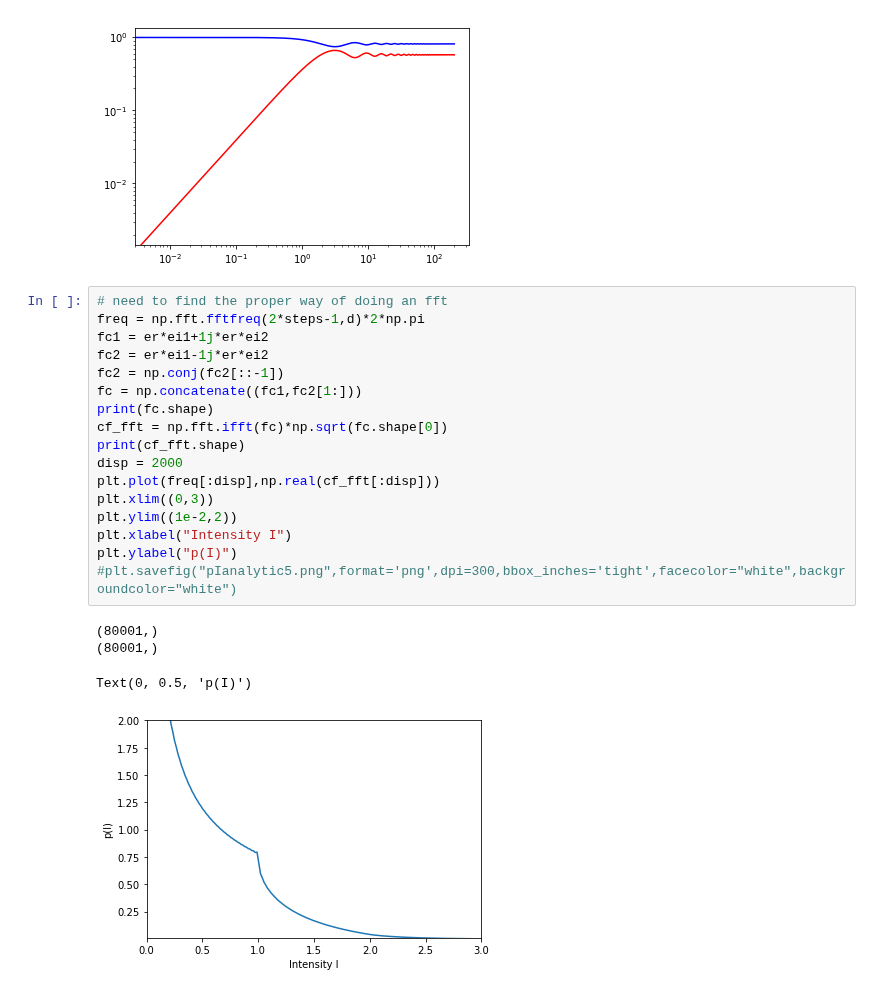
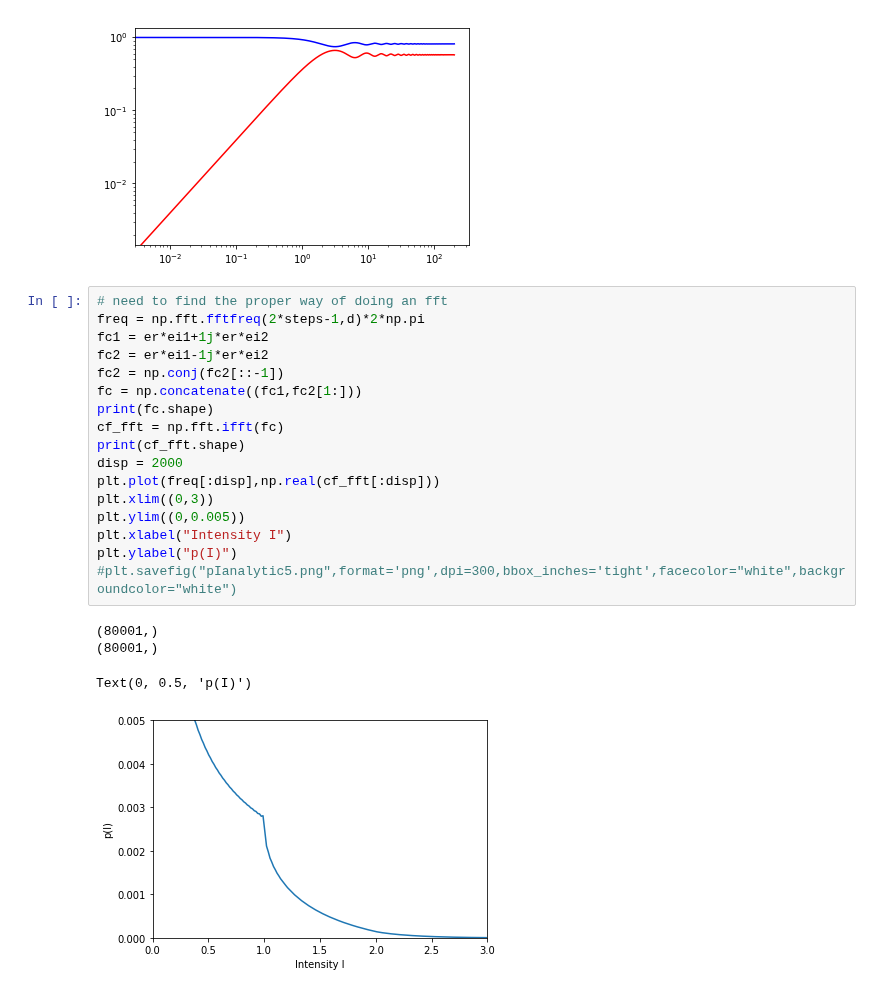
Before and after one commit to hstrey/FCS-simulations, a Jupyter notebook: twod_distributions.ipynb, the cells around one changed output. Saved outputs shown, nothing was run; the diff lists cells and outputs as text.

```diff
--- a/twod_distributions.ipynb
+++ b/twod_distributions.ipynb
@@ -49,22 +49,22 @@ plt.loglog(k,ei2,"r")
 # %%
 # need to find the proper way of doing an fft
 freq = np.fft.fftfreq(2*steps-1,d)*2*np.pi
 fc1 = er*ei1+1j*er*ei2
 fc2 = er*ei1-1j*er*ei2
 fc2 = np.conj(fc2[::-1])
 fc = np.concatenate((fc1,fc2[1:]))
 print(fc.shape)
-cf_fft = np.fft.ifft(fc)*np.sqrt(fc.shape[0])
+cf_fft = np.fft.ifft(fc)
 print(cf_fft.shape)
 disp = 2000
 plt.plot(freq[:disp],np.real(cf_fft[:disp]))
 plt.xlim((0,3))
-plt.ylim((1e-2,2))
+plt.ylim((0,0.005))
 plt.xlabel("Intensity I")
 plt.ylabel("p(I)")
 #plt.savefig("pIanalytic5.png",format='png',dpi=300,bbox_inches='tight',facecolor="white",backgroundcolor="white")
 # %% [output]
 (80001,)
 (80001,)
 Text(0, 0.5, 'p(I)')
-[figure, old version]
+[figure, new version]
```
Also changed, not shown: parts of 4 cells of this notebook, 6 other files.
